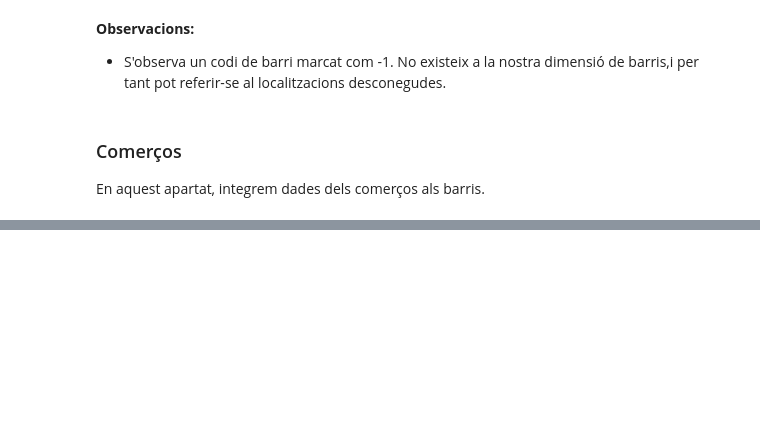
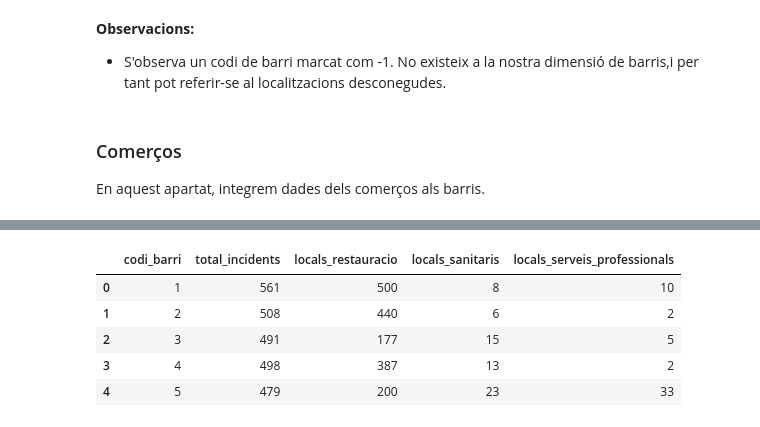
Before and after one commit to joseprau/tfm_gentrificacio_bcn, a Jupyter notebook: notebooks/ingestio_urbanes.ipynb, the cells around one changed output, grey strips where cells are left out. Cells and saved outputs as stored; diff of their text form; code cells hidden in the pictures; blank space fills up the shorter version.

```diff
--- a/notebooks/ingestio_urbanes.ipynb
+++ b/notebooks/ingestio_urbanes.ipynb
@@ -201,0 +278,7 @@ df_locals_melt.head()
+# %%
+# Obtenim el codi del barri a partir del nom
+df_locals_code = df_locals_pivot.merge(dim_barris[["codi_barri", "nom_barri"]], left_on="Territori", right_on="nom_barri", how="left")\
+    .drop(columns=["nom_barri", "Territori"])
+
+# Mostrem si hi ha valors sense codi de barri
+df_locals_code[df_locals_code["codi_barri"].isna()]
@@ -201,0 +287,10 @@ df_locals_melt.head()
+# %%
+# Afegim les columnes amb les tipologies agrupades
+df_locals_code["locals_serveis_professionals"] = df_locals_code["Manteniment, neteja i producció"] + df_locals_code["Reparacions (Electrodomèstics i automòbils)"]
+df_locals_final = df_locals_code\
+    .rename(columns={"Restaurants, bars i hotels (Inclòs hostals, pensions i fondes)": "locals_restauracio", "Sanitat i assistència": "locals_sanitaris"})\
+    .drop(columns=["Manteniment, neteja i producció", "Reparacions (Electrodomèstics i automòbils)"])
+# %%
+# Separem els conjunts de dades per any
+df_locals_22 = df_locals_final[df_locals_final["Any"] == "2022"].drop(columns=["Any"])
+df_locals_14 = df_locals_final[df_locals_final["Any"] == "2014"].drop(columns=["Any"])
@@ -201,0 +300,15 @@ df_locals_melt.head()
+# %%
+df_urbanes = dim_barris[["codi_barri"]].copy()
+
+df_urbanes_25 = df_urbanes\
+                        .merge(df_incidents_25_grouped_clean, on="codi_barri", how="left")\
+                        .merge(df_locals_22, on="codi_barri", how="left")
+
+df_urbanes_25.head()
+# %% [output]
+|  | codi_barri | total_incidents | locals_restauracio | locals_sanitaris | locals_serveis_professionals |
+| 0 | 1 | 561 | 500 | 8 | 10 |
+| 1 | 2 | 508 | 440 | 6 | 2 |
+| 2 | 3 | 491 | 177 | 15 | 5 |
+| 3 | 4 | 498 | 387 | 13 | 2 |
+| 4 | 5 | 479 | 200 | 23 | 33 |
```
Also changed, not shown: parts of 17 cells of this notebook, 1 other file.
